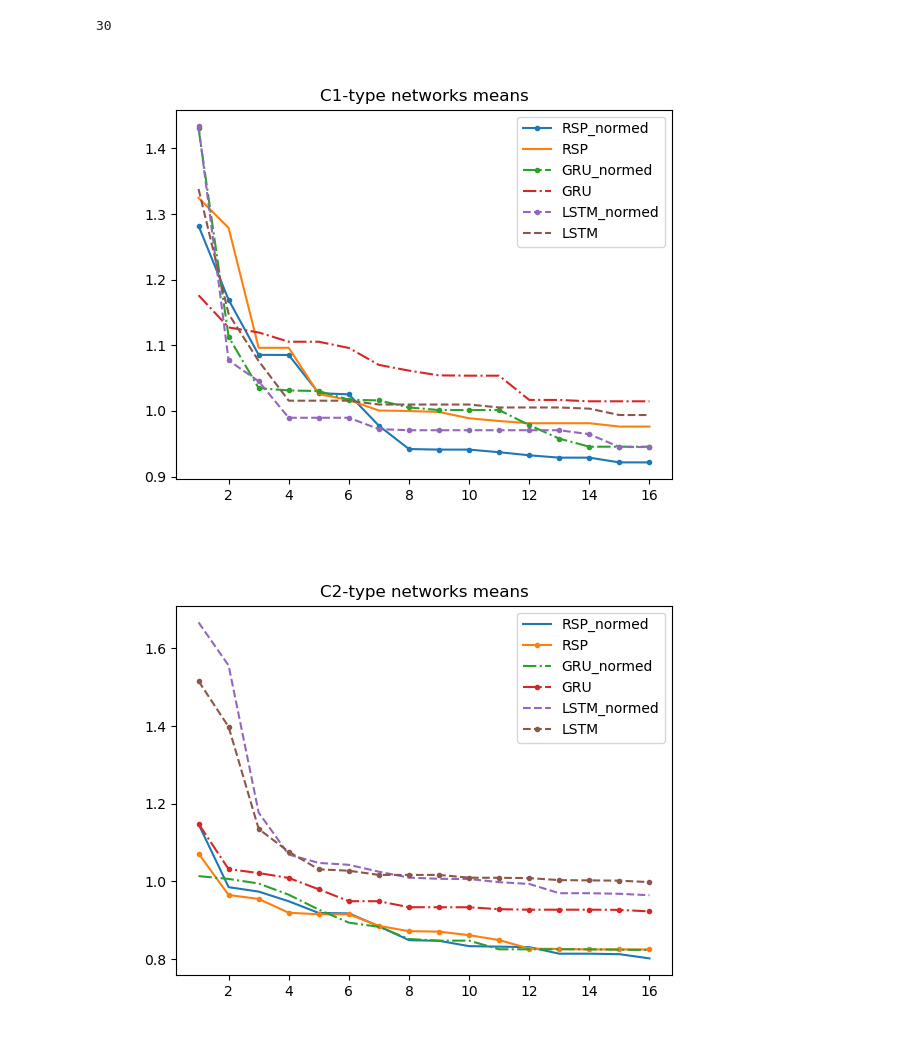
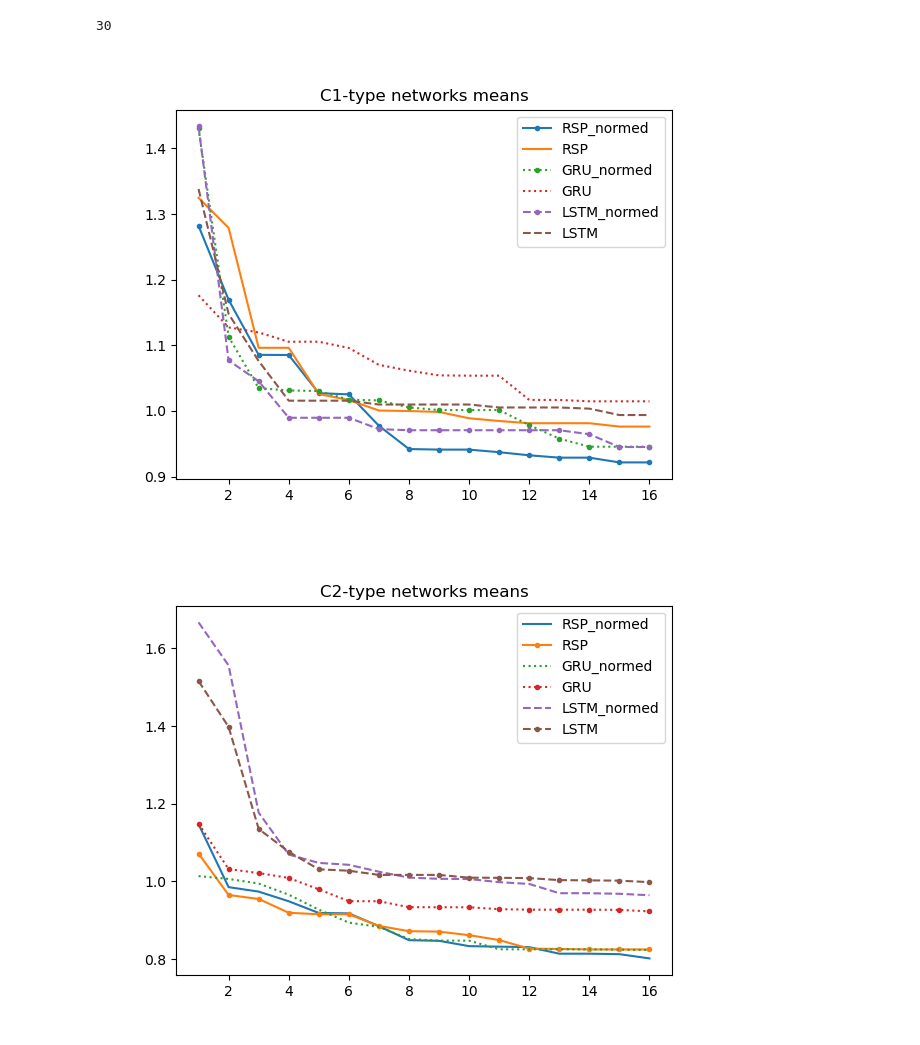
Before and after one commit to vladislav-horbatiuk/rspl_neuron_experiments, a Jupyter notebook: notebooks/compare_neurons_on_m5.ipynb, the cells around one changed output. Drawn from its saved outputs; the diff is of its cells as text; code cells hidden in the pictures.

```diff
--- a/notebooks/compare_neurons_on_m5.ipynb
+++ b/notebooks/compare_neurons_on_m5.ipynb
@@ -381,26 +381,26 @@ print(len(best_errs_by_neuron_and_num_attempts[get_cfg_as_tuple(CONFIGURATIONS[0
 # %%
 LINESTYLES_MAP = {
     'RSP': 'solid',
     'RSP_normed': 'solid',
-    'GRU': 'dashdot',
-    'GRU_normed': 'dashdot',
+    'GRU': 'dotted',
+    'GRU_normed': 'dotted',
     'LSTM': 'dashed',
     'LSTM_normed': 'dashed',
     'linear': 'dotted',
 }
 
 x_range = range(1, len(ALL_ATTEMTS_SEEDS) + 1 - NUM_TOP_VAL_ERRS_TO_FILTER)
 plt.figure()
 for nt in ALL_MODELS:#_EXT:
     marker = ''
     if 'normed' in nt:
         marker = '.'
     plt.plot(x_range, [np.mean(best_errs_by_neuron_and_num_attempts[get_cfg_as_tuple(CONFIGURATIONS[0]) + (nt, i)]) for i in x_range], label=nt, linestyle=LINESTYLES_MAP[nt], marker=marker)
 plt.legend(loc='upper right')
 plt.title('C1-type networks means')
 plt.show()
 # %% [output]
-[figure, old version]
+[figure, new version]
 # %%
 plt.figure()
 for nt in ALL_MODELS:#_EXT:
@@ -412,7 +412,7 @@ plt.legend(loc='upper right')
 plt.title('C2-type networks means')
 plt.show()
 # %% [output]
-[figure, old version]
+[figure, new version]
 # %%
 x_range = range(1, len(ALL_ATTEMTS_SEEDS) + 1 - NUM_TOP_VAL_ERRS_TO_FILTER)
 plt.figure()
```
Also changed, not shown: parts of 2 cells of this notebook.
